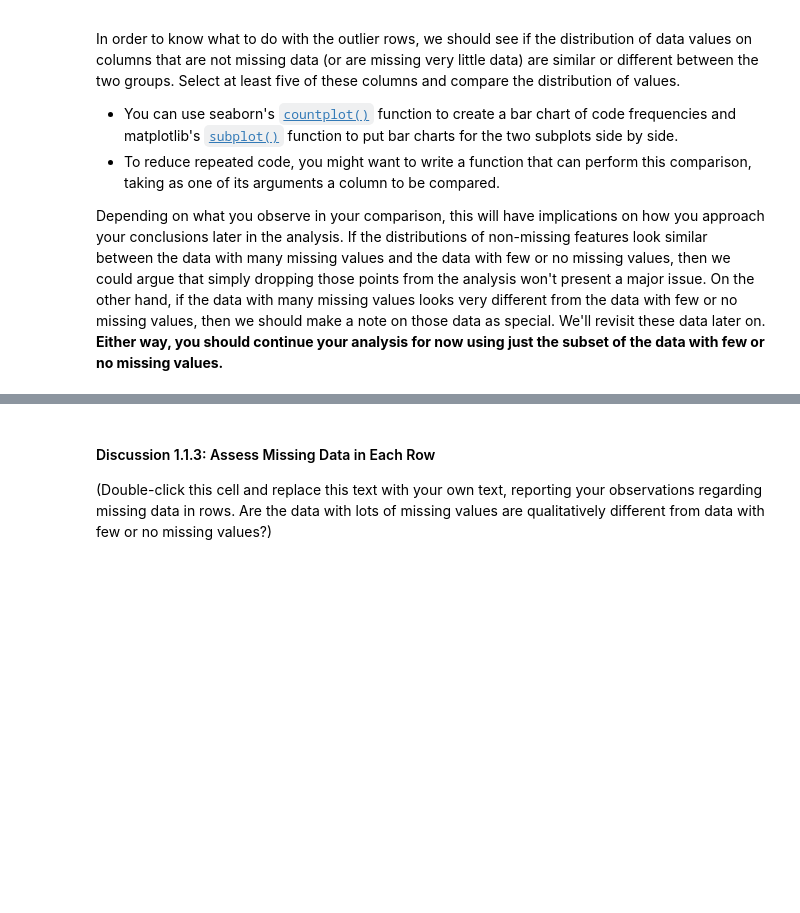
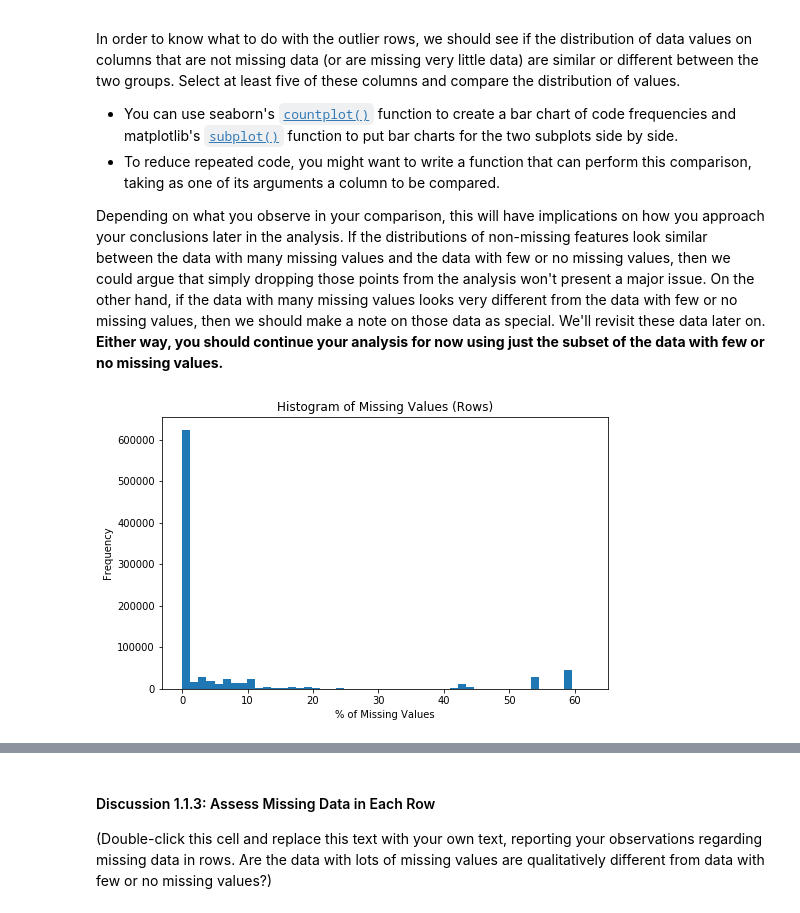
Before and after one commit to sclkan/Identify-Customer-Segments, a Jupyter notebook: Identify_Customer_Segments.ipynb, the cells around one changed output, grey strips where cells are left out. Drawn from its saved outputs; the diff is of its cells as text; code cells hidden in the pictures; blank space fills up the shorter version.

```diff
--- a/Identify_Customer_Segments.ipynb
+++ b/Identify_Customer_Segments.ipynb
@@ -174,7 +174,7 @@ As a rule of thumb, anything above the upper whisker of a boxplot is considered
 # %%
 # Remove the outlier columns from the dataset. (You'll perform other data
 # engineering tasks such as re-encoding and imputation later.)
-drop = x.sort_values(ascending=False).head(6).index
+drop = missing_columns.sort_values(ascending=False).head(6).index
 clean.drop(drop, axis=1, inplace=True)
 # %%
 #Double check
@@ -202,4 +196,13 @@ In order to know what to do with the outlier rows, we should see if the distribu
 
 Depending on what you observe in your comparison, this will have implications on how you approach your conclusions later in the analysis. If the distributions of non-missing features look similar between the data with many missing values and the data with few or no missing values, then we could argue that simply dropping those points from the analysis won't present a major issue. On the other hand, if the data with many missing values looks very different from the data with few or no missing values, then we should make a note on those data as special. We'll revisit these data later on. **Either way, you should continue your analysis for now using just the subset of the data with few or no missing values.**
 # %%
-# How much data is missing in each row of the dataset?
+#How much data is missing in each row of the dataset?
+missing_rows = clean.isnull().sum(axis=1) / clean.shape[1] * 100
+# %%
+plt.figure(figsize=[8,5])
+plt.hist(missing_rows, bins=50)
+plt.ylabel('Frequency')
+plt.xlabel('% of Missing Values')
+plt.title('Histogram of Missing Values (Rows)');
+# %% [output]
+[figure, added]
```
Also changed, not shown: parts of 14 cells of this notebook.
